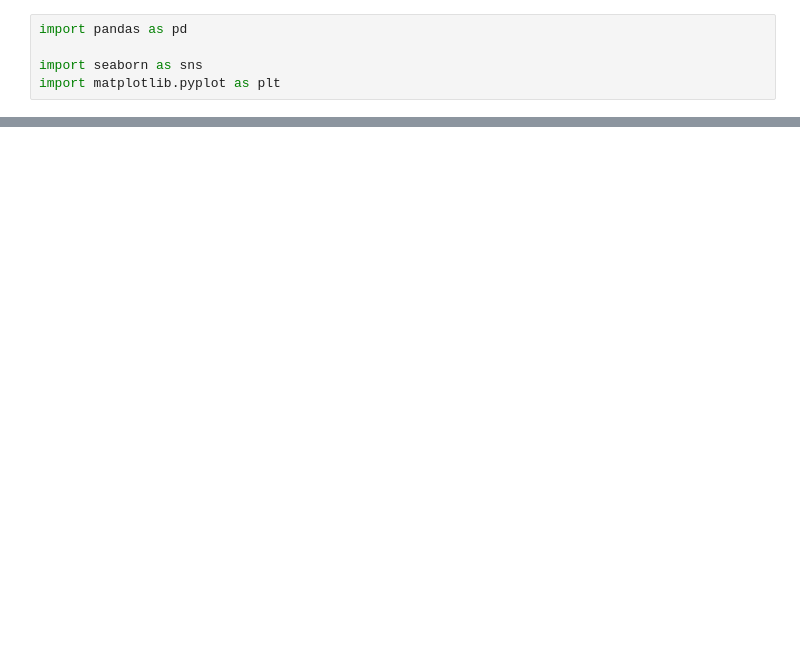
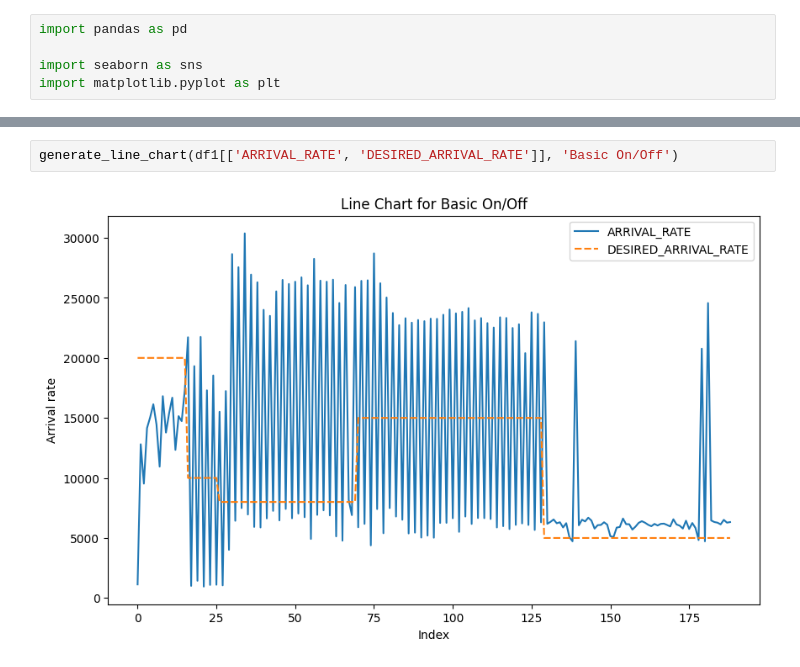
Before and after one commit to MatheusAlvesAlmeida/FeedbackControllers, a Jupyter notebook: assets/generator.ipynb, the cells around one changed output, grey strips where cells are left out. Saved outputs shown, nothing was run; the diff lists cells and outputs as text; blank space fills up the shorter version.

```diff
--- a/assets/generator.ipynb
+++ b/assets/generator.ipynb
@@ -48,0 +24,4 @@ plt.show()
+# %%
+generate_line_chart(df1[['ARRIVAL_RATE', 'DESIRED_ARRIVAL_RATE']], 'Basic On/Off')
+# %% [output]
+[figure, added]
```
Also changed, not shown: parts of 9 cells of this notebook, 13 other files.
